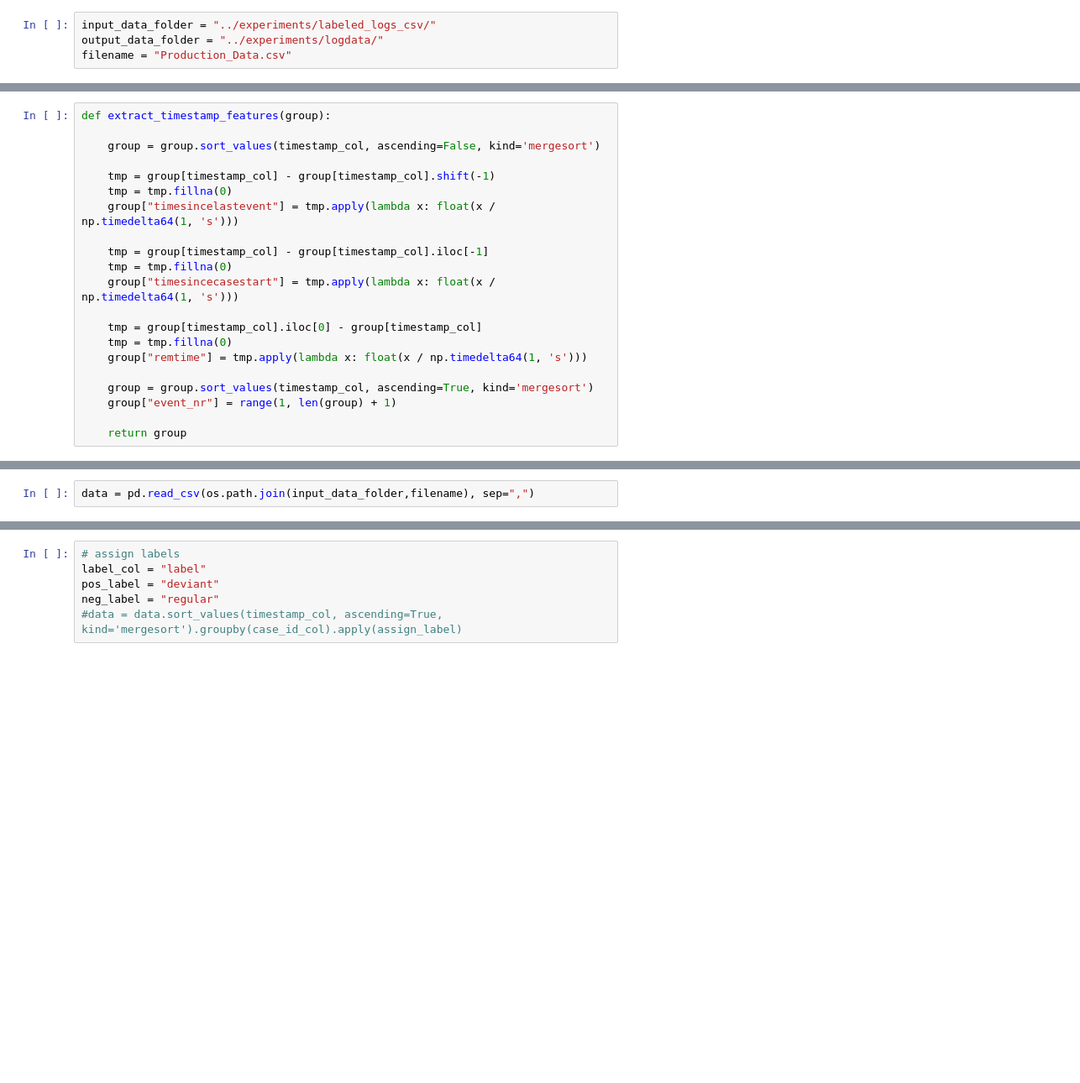
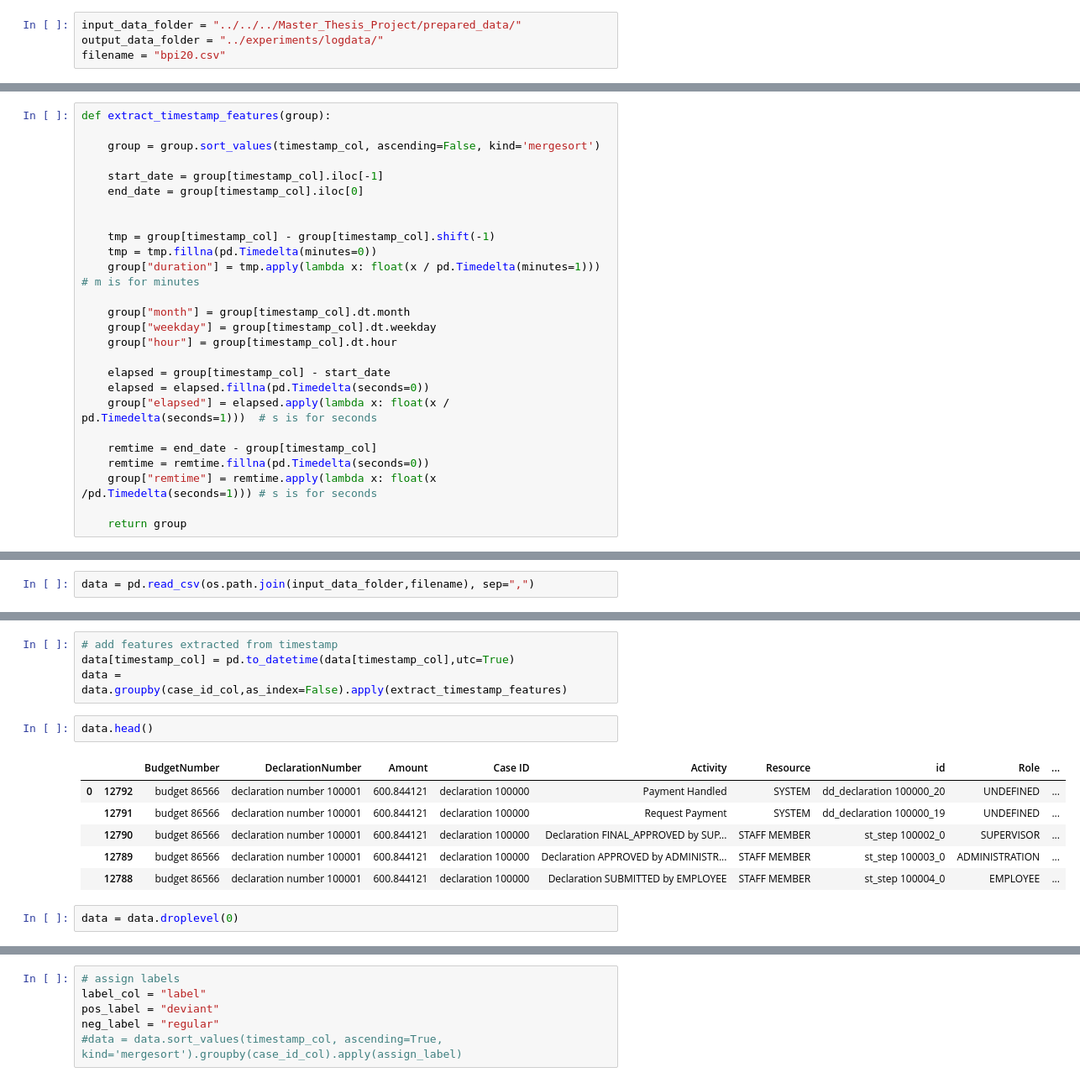
Before and after one commit to verenich/time-prediction-benchmark, a Jupyter notebook: preprocessing/preprocess_logs_production.ipynb, the cells around one changed output, grey strips where cells are left out. Shown at 84% size. Drawn from its saved outputs; the diff is of its cells as text; blank space fills up the shorter version.

Commit message:
changes made to run code for master thesis

```diff
--- a/preprocessing/preprocess_logs_production.ipynb
+++ b/preprocessing/preprocess_logs_production.ipynb
@@ -3,9 +3,9 @@ import pandas as pd
 import numpy as np
 import os
 # %%
-input_data_folder = "../experiments/labeled_logs_csv/"
+input_data_folder = "../../../Master_Thesis_Project/prepared_data/"
 output_data_folder = "../experiments/logdata/"
-filename = "Production_Data.csv"
+filename = "bpi20.csv"
 # %%
 case_id_col = "Case ID"
 activity_col = "Activity"
@@ -28,20 +28,25 @@ def extract_timestamp_features(group):
 
     group = group.sort_values(timestamp_col, ascending=False, kind='mergesort')
 
+    start_date = group[timestamp_col].iloc[-1]
+    end_date = group[timestamp_col].iloc[0]
+
+
     tmp = group[timestamp_col] - group[timestamp_col].shift(-1)
-    tmp = tmp.fillna(0)
-    group["timesincelastevent"] = tmp.apply(lambda x: float(x / np.timedelta64(1, 's')))
+    tmp = tmp.fillna(pd.Timedelta(minutes=0))
+    group["duration"] = tmp.apply(lambda x: float(x / pd.Timedelta(minutes=1))) # m is for minutes
 
-    tmp = group[timestamp_col] - group[timestamp_col].iloc[-1]
-    tmp = tmp.fillna(0)
-    group["timesincecasestart"] = tmp.apply(lambda x: float(x / np.timedelta64(1, 's')))
+    group["month"] = group[timestamp_col].dt.month
+    group["weekday"] = group[timestamp_col].dt.weekday
+    group["hour"] = group[timestamp_col].dt.hour
 
-    tmp = group[timestamp_col].iloc[0] - group[timestamp_col]
-    tmp = tmp.fillna(0)
-    group["remtime"] = tmp.apply(lambda x: float(x / np.timedelta64(1, 's')))
+    elapsed = group[timestamp_col] - start_date
+    elapsed = elapsed.fillna(pd.Timedelta(seconds=0))
+    group["elapsed"] = elapsed.apply(lambda x: float(x / pd.Timedelta(seconds=1)))  # s is for seconds
 
-    group = group.sort_values(timestamp_col, ascending=True, kind='mergesort')
-    group["event_nr"] = range(1, len(group) + 1)
+    remtime = end_date - group[timestamp_col]
+    remtime = remtime.fillna(pd.Timedelta(seconds=0))
+    group["remtime"] = remtime.apply(lambda x: float(x /pd.Timedelta(seconds=1))) # s is for seconds
 
     return group
 # %%
@@ -59,2 +68,17 @@ data["activity_duration"] = tmp.apply(lambda x: float(x / np.timedelta64(1, 's')
+# %%
+# add features extracted from timestamp
+data[timestamp_col] = pd.to_datetime(data[timestamp_col],utc=True)
+data = data.groupby(case_id_col,as_index=False).apply(extract_timestamp_features)
+# %%
+data.head()
+# %% [output]
+|  |  | BudgetNumber | DeclarationNumber | Amount | Case ID | Activity | Resource | id | Role | ... |
+| 0 | 12792 | budget 86566 | declaration number 100001 | 600.844121 | declaration 100000 | Payment Handled | SYSTEM | dd_declaration 100000_20 | UNDEFINED | ... |
+|  | 12791 | budget 86566 | declaration number 100001 | 600.844121 | declaration 100000 | Request Payment | SYSTEM | dd_declaration 100000_19 | UNDEFINED | ... |
+|  | 12790 | budget 86566 | declaration number 100001 | 600.844121 | declaration 100000 | Declaration FINAL_APPROVED by SUP... | STAFF MEMBER | st_step 100002_0 | SUPERVISOR | ... |
+|  | 12789 | budget 86566 | declaration number 100001 | 600.844121 | declaration 100000 | Declaration APPROVED by ADMINISTR... | STAFF MEMBER | st_step 100003_0 | ADMINISTRATION | ... |
+|  | 12788 | budget 86566 | declaration number 100001 | 600.844121 | declaration 100000 | Declaration SUBMITTED by EMPLOYEE | STAFF MEMBER | st_step 100004_0 | EMPLOYEE | ... |
+# %%
+data = data.droplevel(0)
 # %%
 def assign_label(group):
```
Also changed, not shown: parts of 19 cells of this notebook, 24 other files.
